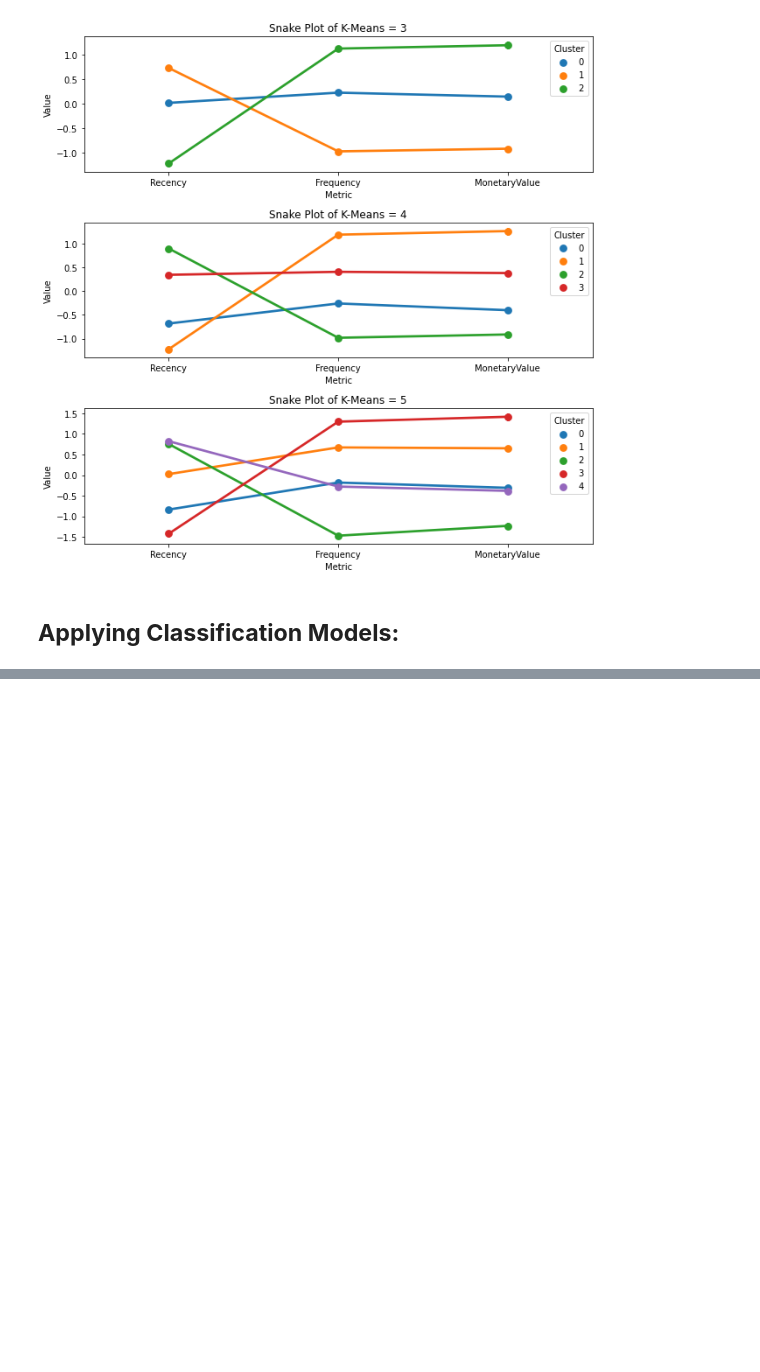
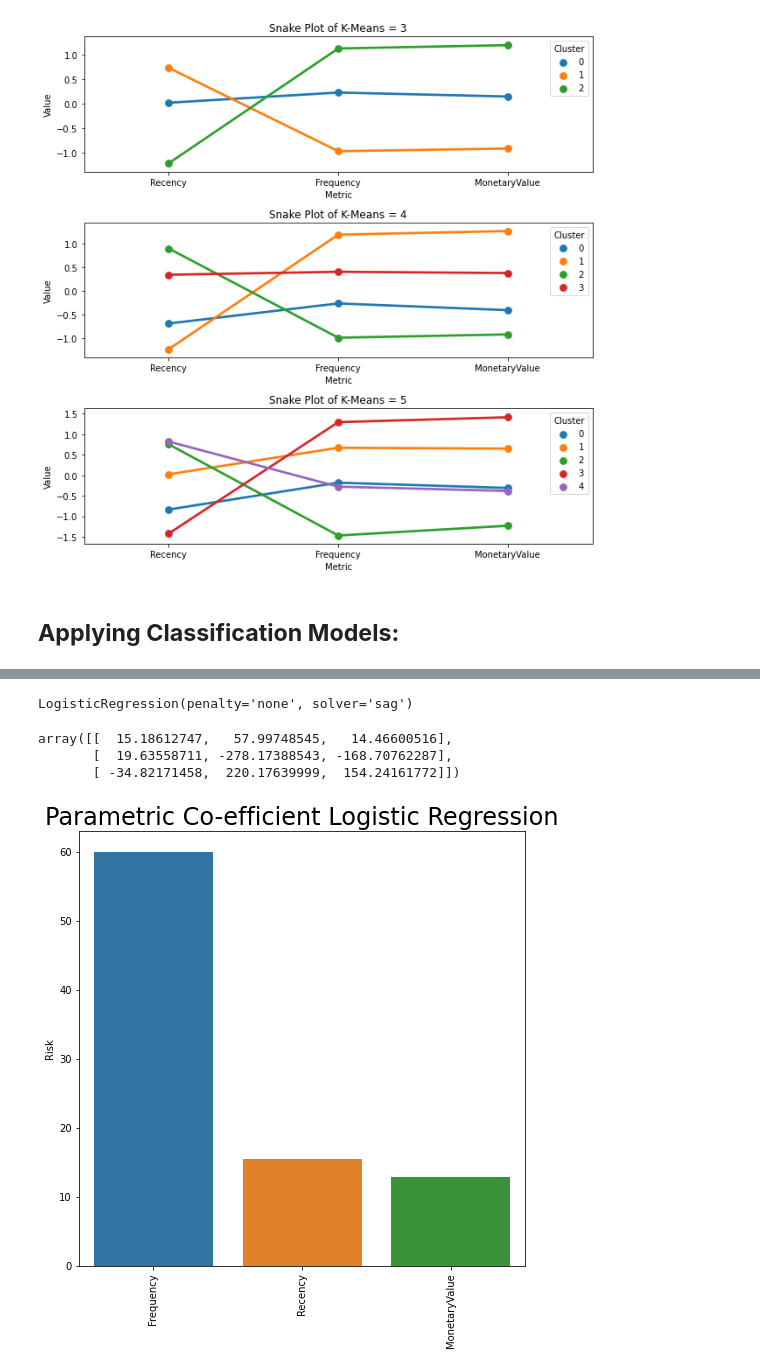
Before and after one commit to Samikshab99/Unsupervised-ML-Customer-Segmentation, a Jupyter notebook: Online_Retail_Customer_Segmentation_Capstone_Project.ipynb, the cells around one changed output, grey strips where cells are left out. Saved outputs shown, nothing was run; the diff lists cells and outputs as text; code cells hidden in the pictures; blank space fills up the shorter version.

```diff
--- a/Online_Retail_Customer_Segmentation_Capstone_Project.ipynb
+++ b/Online_Retail_Customer_Segmentation_Capstone_Project.ipynb
@@ -1498,0 +1508,10 @@ plt.tight_layout()
+# %%
+#Assigning cluster colum to data frame
+kmeans = KMeans(n_clusters = 3, random_state = 1)
+kmeans.fit(df_rfm_normal)
+
+# Extract cluster labels
+cluster_labels = kmeans.labels_
+
+# Create a cluster label column in original dataset
+df_new = df_rfm.assign(Cluster = cluster_labels)
@@ -1498,0 +1567,34 @@ plt.tight_layout()
+# %%
+#importing library and package
+from sklearn.linear_model import LogisticRegression
+#fitting logistic regression
+clf = LogisticRegression(fit_intercept=True, max_iter=100,penalty = 'none',solver='sag')
+clf.fit(X_train, y_train)
+# %% [output]
+LogisticRegression(penalty='none', solver='sag')
+# %%
+# Get the model coefficients
+clf.coef_
+# %% [output]
+array([[  15.18612747,   57.99748545,   14.46600516],
+       [  19.63558711, -278.17388543, -168.70762287],
+       [ -34.82171458,  220.17639999,  154.24161772]])
+# %%
+feature_importance = [  15.52002116,   60.06928687,   12.96037972,
+       19.9337846 , -277.45534921, -168.09877128,
+       -35.45380577,  217.38606234,  155.13839156]
+# %%
+# Feature Importance plot
+dictionary = dict(zip(df_new.columns.to_list()[:-1], feature_importance))
+your_df_from_dict=pd.DataFrame.from_dict(dictionary,orient='index')
+
+your_df_from_dict.sort_values(by=0,ascending=False,inplace=True)
+your_df_from_dict.rename(columns= {0 :'Risk'},inplace=True)
+
+fig, ax = plt.subplots(figsize = ( 8, 8 ))
+sns.barplot(x=your_df_from_dict.index, y='Risk', data=your_df_from_dict)
+ax.set_title( "Parametric Co-efficient Logistic Regression" , size = 24 )
+for item in ax.get_xticklabels():
+    item.set_rotation(90)
+# %% [output]
+[figure, added]
```
Also changed, not shown: parts of 17 cells of this notebook.
